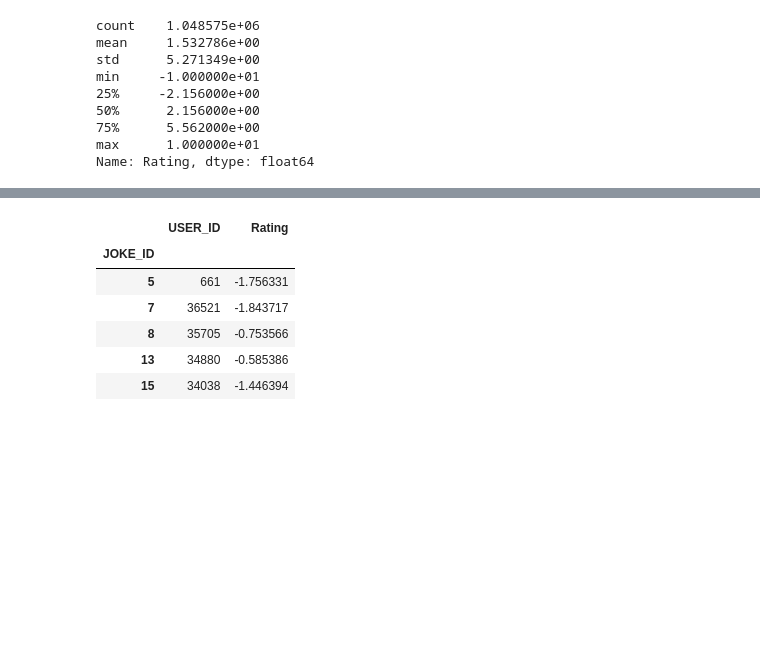
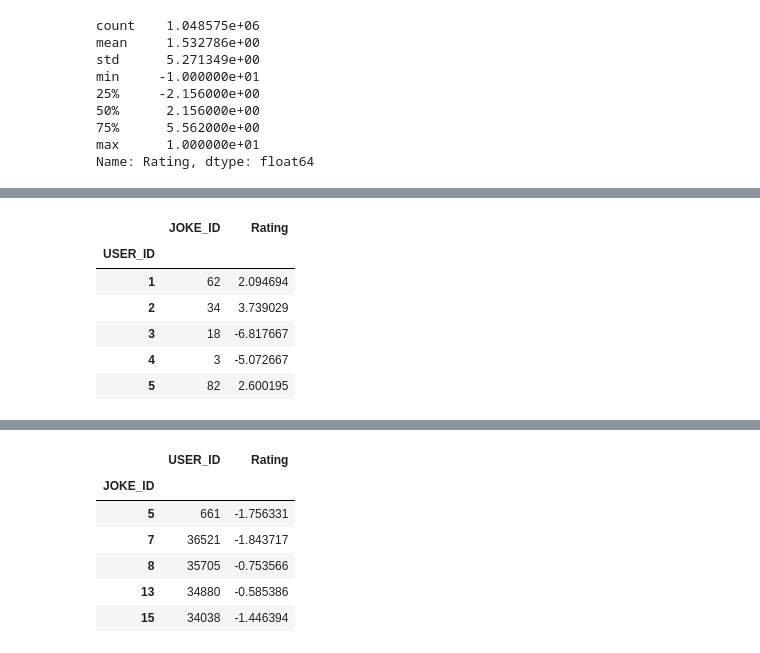
Before and after one commit to mdrgona/nsiete_project, a Jupyter notebook: Data_analysis.ipynb, the cells around one changed output, grey strips where cells are left out. Cells and saved outputs as stored; diff of their text form; code cells hidden in the pictures; blank space fills up the shorter version.

```diff
--- a/Data_analysis.ipynb
+++ b/Data_analysis.ipynb
@@ -37,0 +109,10 @@ data_groupby_joke = data.groupby(['JOKE_ID']).agg({'USER_ID': 'count', 'Rating':
+# %%
+data_groupby_user.head()
+# %% [output]
+|  | JOKE_ID | Rating |
+| USER_ID |  |  |
+| 1 | 62 | 2.094694 |
+| 2 | 34 | 3.739029 |
+| 3 | 18 | -6.817667 |
+| 4 | 3 | -5.072667 |
+| 5 | 82 | 2.600195 |
```
Also changed, not shown: parts of 29 cells of this notebook, 1 other file.
